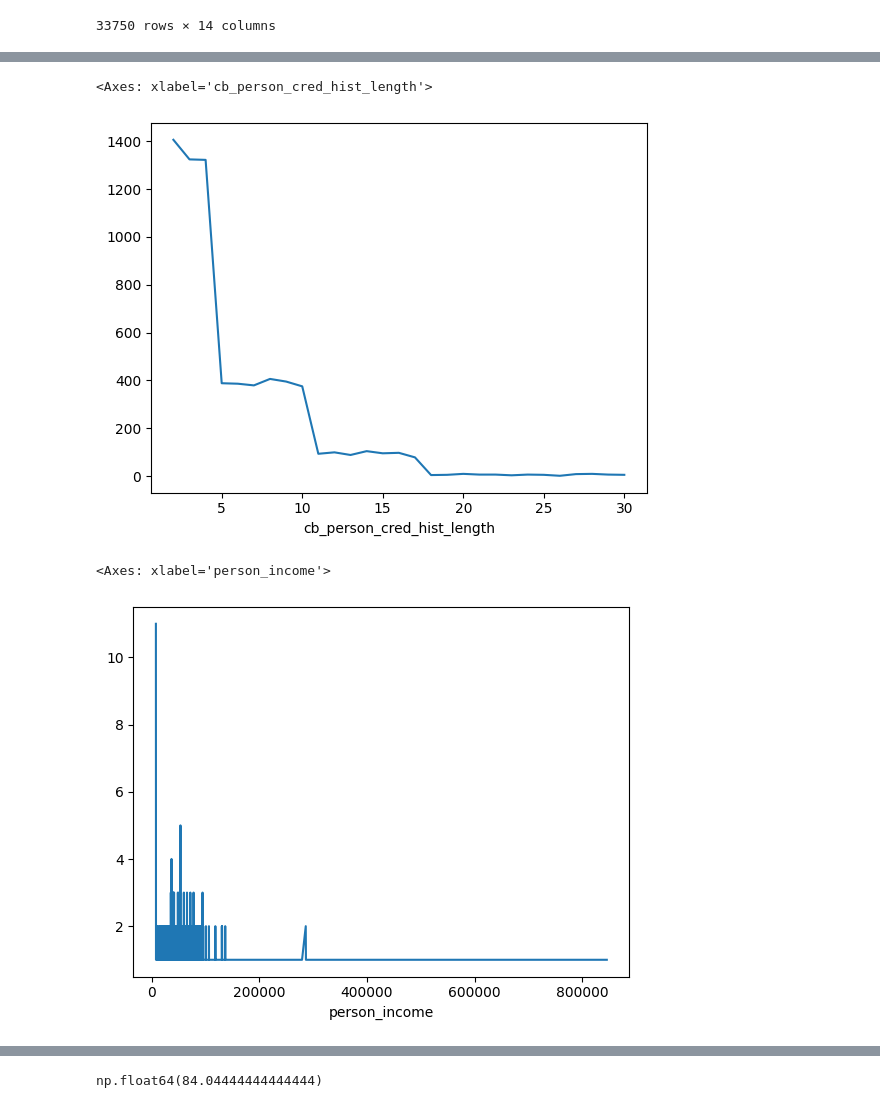
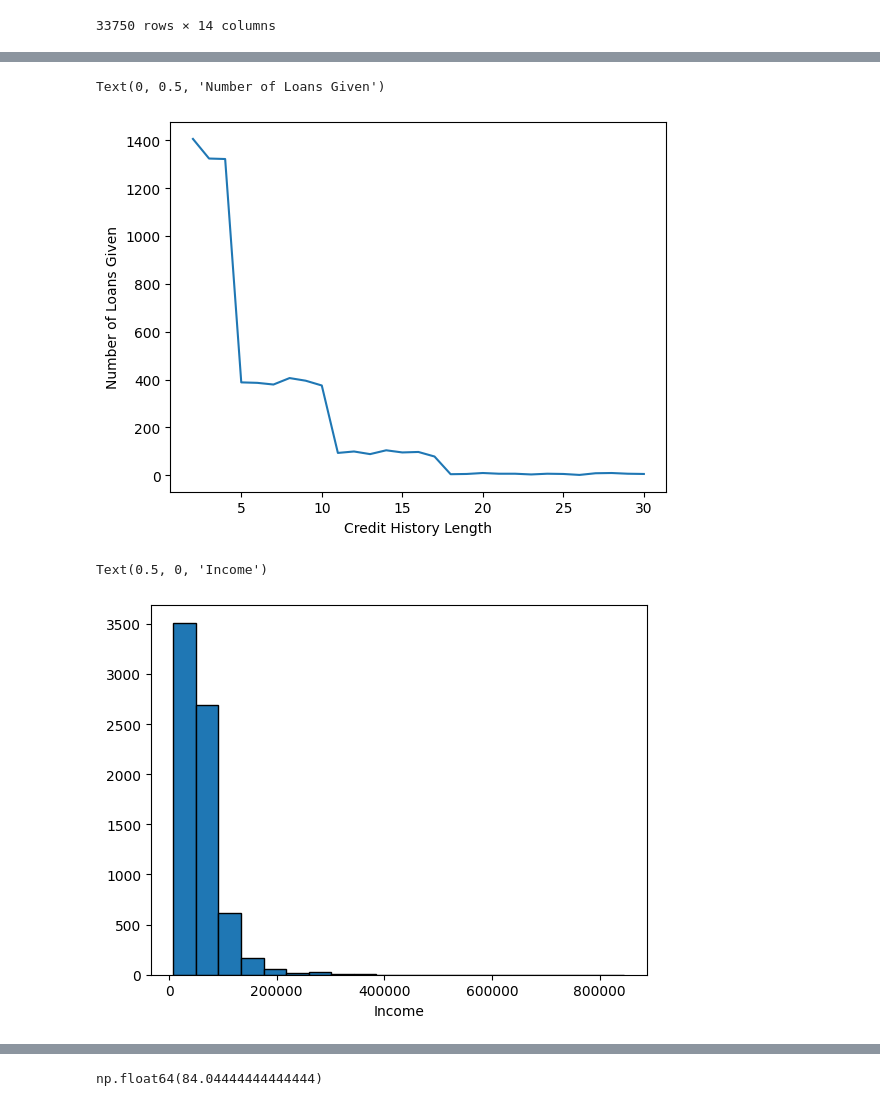
Before and after one commit to stanleyxu1/classification-loan, a Jupyter notebook: Loan Classification.ipynb, the cells around one changed output, grey strips where cells are left out. Cells and saved outputs as stored; diff of their text form; code cells hidden in the pictures.

```diff
--- a/Loan Classification.ipynb
+++ b/Loan Classification.ipynb
@@ -39,19 +42,26 @@ ones = train[train['loan_status'] == 1]
 ones
 
 histCount = ones.groupby('cb_person_cred_hist_length').size()
-histCount.plot()
+plt.plot(histCount)
+plt.xlabel('Credit History Length')
+plt.ylabel('Number of Loans Given')
 # %% [output]
-<Axes: xlabel='cb_person_cred_hist_length'>
+Text(0, 0.5, 'Number of Loans Given')
-[figure, old version]
+[figure, new version]
 # %%
 ones = train[train['loan_status'] == 1]
 ones
 
 incomeCount = ones.groupby('person_income').size()
-incomeCount.plot()
+
+
+expanded_data = incomeCount.index.repeat(incomeCount.values)
+
+plt.hist(expanded_data, bins=20, edgecolor='black')
+plt.xlabel('Income')
 # %% [output]
-<Axes: xlabel='person_income'>
+Text(0.5, 0, 'Income')
-[figure, old version]
+[figure, new version]
 # %%
 ones = train[train['loan_status'] == 1]
 ones
```
Also changed, not shown: parts of 2 cells of this notebook.
